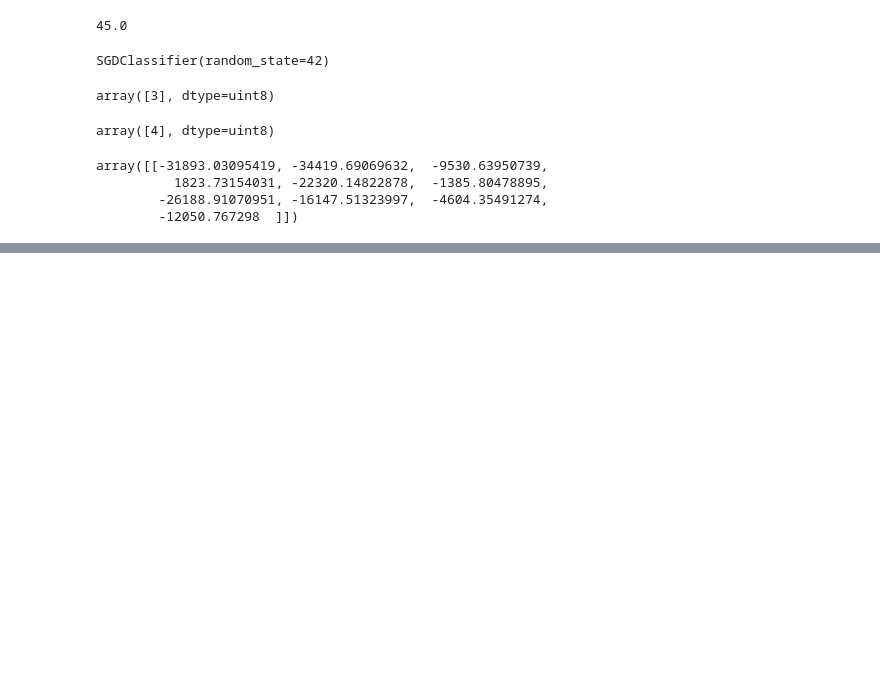
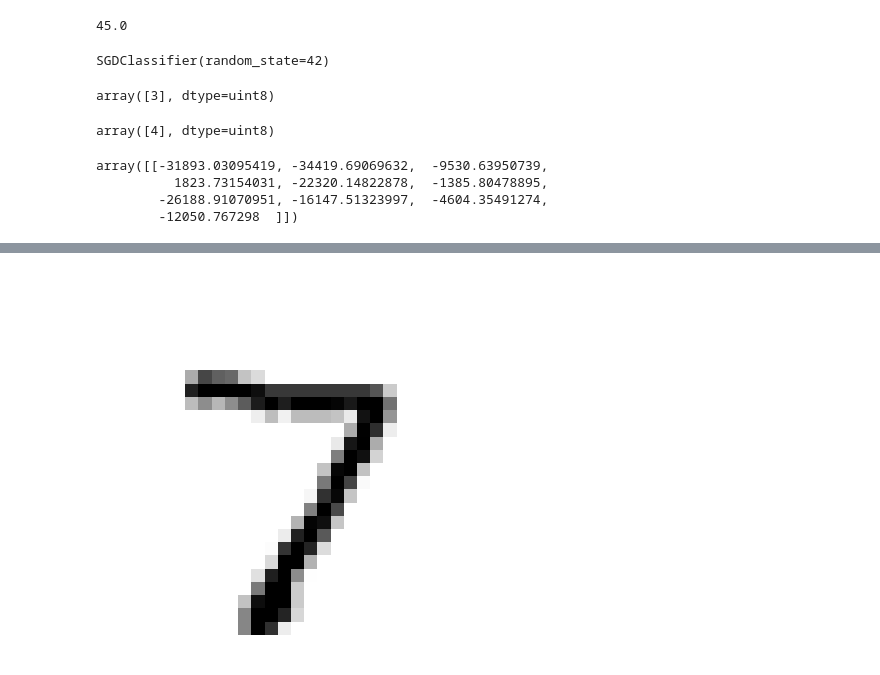
Before and after one commit to savindumahasen/CalifoniaHousingPrices, a Jupyter notebook: CalifoniaDataSetAnalysis.ipynb, the cells around one changed output, grey strips where cells are left out. Cells and saved outputs as stored; diff of their text form; code cells hidden in the pictures; blank space fills up the shorter version.

```diff
--- a/CalifoniaDataSetAnalysis.ipynb
+++ b/CalifoniaDataSetAnalysis.ipynb
@@ -1716,0 +1974,35 @@ array([[-31893.03095419, -34419.69069632,  -9530.63950739,
+# %%
+import numpy as np
+import matplotlib.pyplot as plt
+import matplotlib as mpl
+
+def plot_digits(instances, images_per_row=10, **options):
+    size = 28
+    images_per_row = min(len(instances), images_per_row)
+
+    # Use integer division to calculate the number of rows
+    n_rows = (len(instances) - 1) // images_per_row + 1
+
+    # Calculate the number of empty cells needed for padding
+    n_empty = n_rows * images_per_row - len(instances)
+
+    # Use np.pad for padding with zeros
+    padded_instances = np.pad(instances, ((0, n_empty), (0, 0)), 'constant', constant_values=(0, 0))
+
+    # Reshape padded_instances
+    images_grid = padded_instances.reshape((n_rows, images_per_row, size, size))
+
+    # Transpose and reshape to create a big image
+    big_image = images_grid.transpose(0, 2, 1, 3).reshape(n_rows * size, images_per_row * size)
+
+    plt.imshow(big_image, cmap=mpl.cm.binary, **options)
+    plt.axis("off")
+    plt.show()  # Add this line to display the plot
+
+# Example usage:
+# Assuming 'instances' is a NumPy array with your image data
+# plot_digits(instances)i
+# %%
+plot_digits([X_test[0]])
+# %% [output]
+[figure, added]
```
Also changed, not shown: parts of 55 cells of this notebook.
